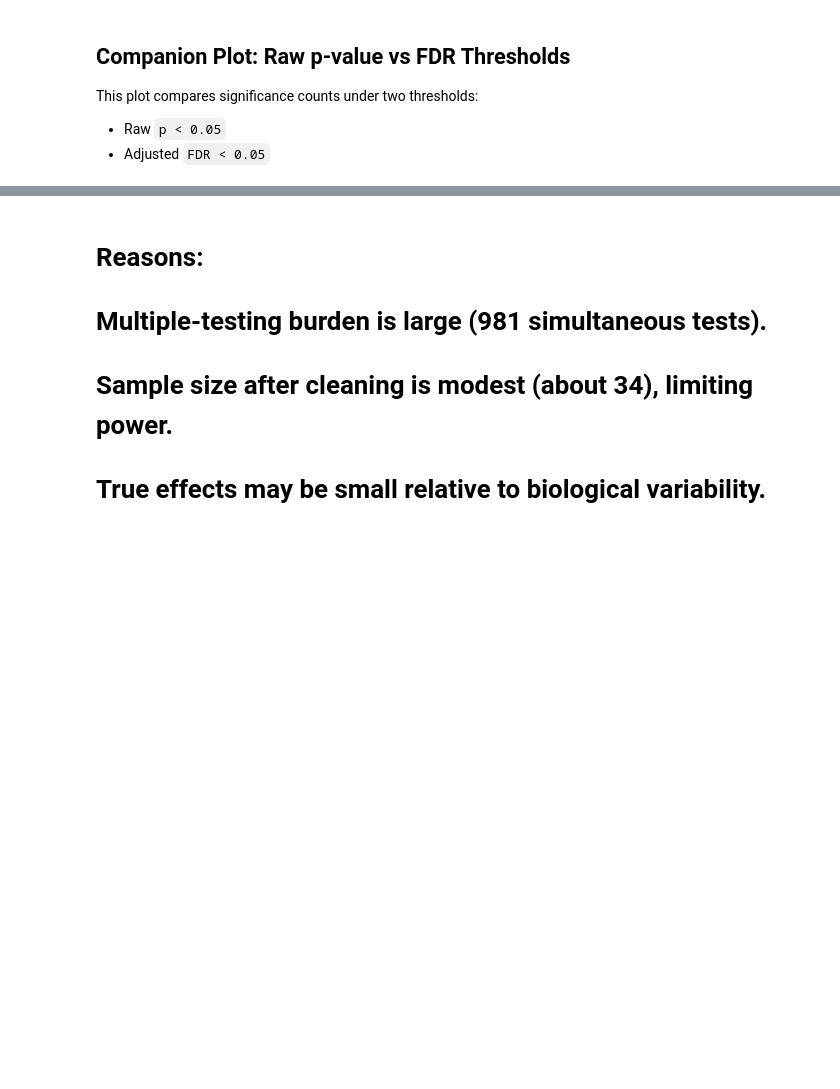
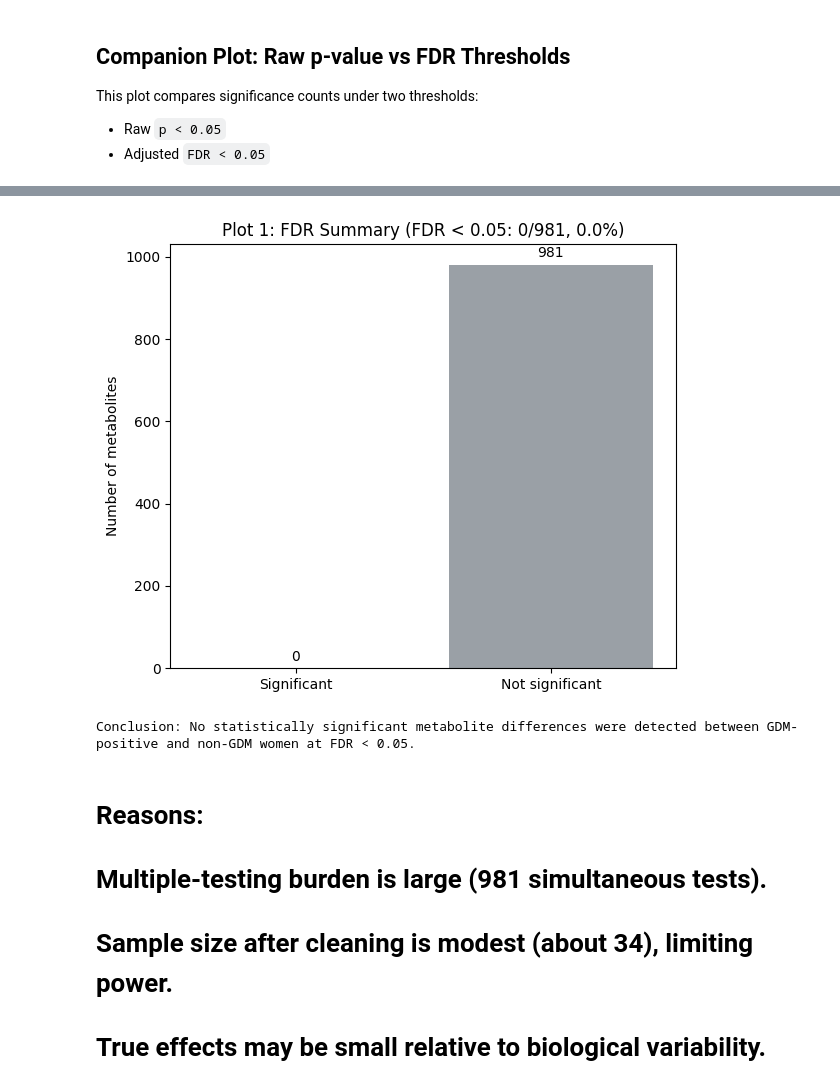
Before and after one commit to aishwaryasalvi777/End-to-End-Metabolomics-Biomarker-Modeling-Pipeline, a Jupyter notebook: src/scripts/08_ML_modeling copy.ipynb, the cells around one changed output, grey strips where cells are left out. Cells and saved outputs as stored; diff of their text form; code cells hidden in the pictures; blank space fills up the shorter version.

```diff
--- a/src/scripts/08_ML_modeling copy.ipynb
+++ b/src/scripts/08_ML_modeling copy.ipynb
@@ -1008,3 +1193,45 @@ This plot compares significance counts under two thresholds:
+# %%
+# Final conclusion plots: Significant difference between GDM-positive and non-GDM women
+import numpy as np
+import matplotlib.pyplot as plt
+
+if "results_df" not in globals():
+    raise NameError("results_df not found. Run Step 17 before this plot.")
+
+plot_df = results_df.copy()
+required_cols = {"Log_Fold_Change", "p_value_corrected"}
+missing_cols = required_cols - set(plot_df.columns)
+if missing_cols:
+    raise ValueError(f"results_df is missing required columns: {sorted(missing_cols)}")
+
+plot_df = plot_df.dropna(subset=["Log_Fold_Change", "p_value_corrected"]).copy()
+plot_df["neg_log10_fdr"] = -np.log10(np.clip(plot_df["p_value_corrected"].astype(float), 1e-300, 1.0))
+plot_df["significant_fdr"] = plot_df["p_value_corrected"].astype(float) < 0.05
+
+sig_n = int(plot_df["significant_fdr"].sum())
+non_sig_n = int((~plot_df["significant_fdr"]).sum())
+total_n = sig_n + non_sig_n
+sig_pct = (100 * sig_n / total_n) if total_n else 0.0
+
+
+
+# Plot 1: Significant vs not significant counts
+fig, ax = plt.subplots(figsize=(6, 5))
+ax.bar(["Significant", "Not significant"], [sig_n, non_sig_n], color=["#d1495b", "#9aa0a6"])
+ax.set_ylabel("Number of metabolites")
+ax.set_title(f"Plot 1: FDR Summary (FDR < 0.05: {sig_n}/{total_n}, {sig_pct:.1f}%)")
+for i, v in enumerate([sig_n, non_sig_n]):
+    ax.text(i, v + max(1, total_n * 0.01), str(v), ha="center", va="bottom", fontsize=10)
+plt.tight_layout()
+plt.show()
+
+if sig_n > 0:
+    print(f"Conclusion: Significant metabolite differences are present between GDM-positive and non-GDM women ({sig_n} metabolites at FDR < 0.05).")
+else:
+    print("Conclusion: No statistically significant metabolite differences were detected between GDM-positive and non-GDM women at FDR < 0.05.")
+# %% [output]
+[figure, added]
+Conclusion: No statistically significant metabolite differences were detected between GDM-positive and non-GDM women at FDR < 0.05.
 # %% [markdown]
 # Reasons:
 # Multiple-testing burden is large (981 simultaneous tests).
```
Also changed, not shown: parts of 12 cells of this notebook, 2 other files.
